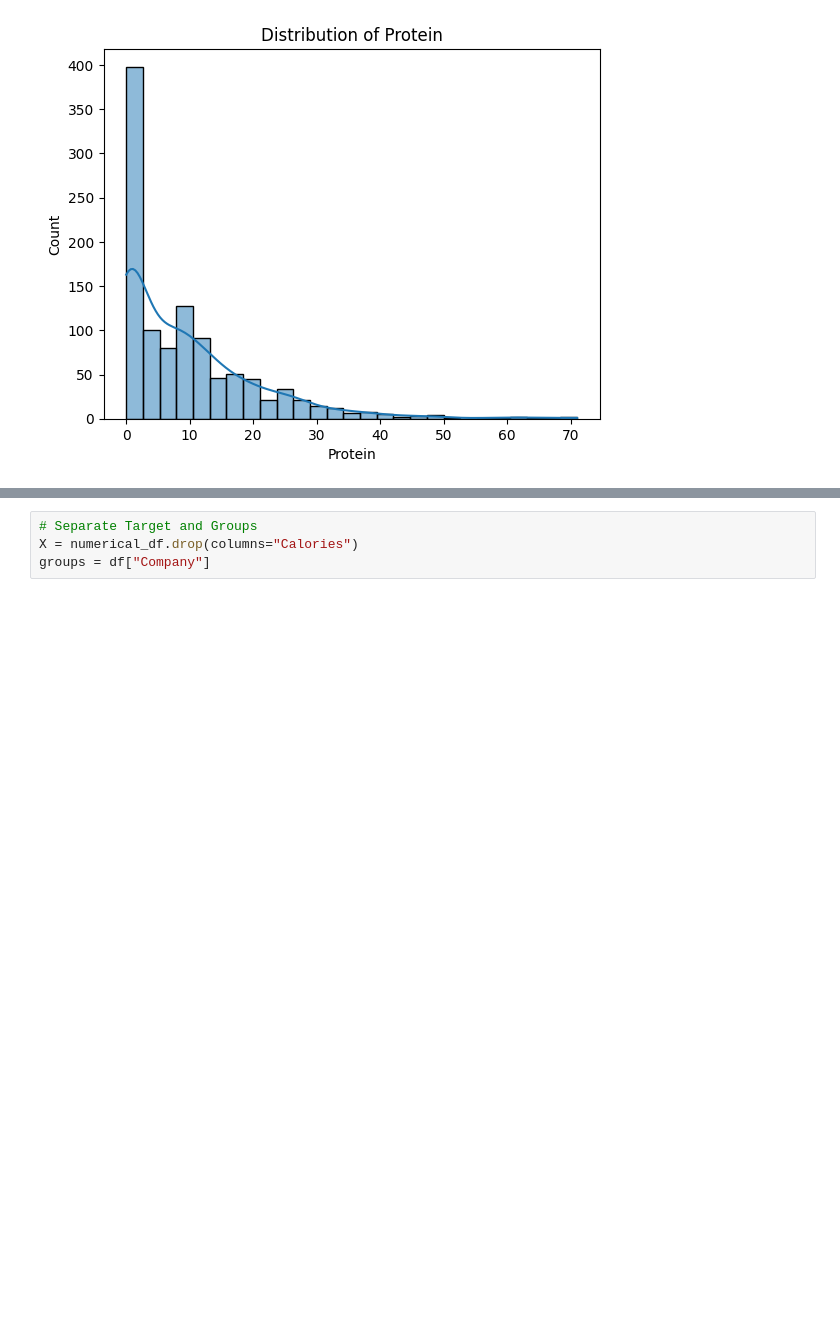
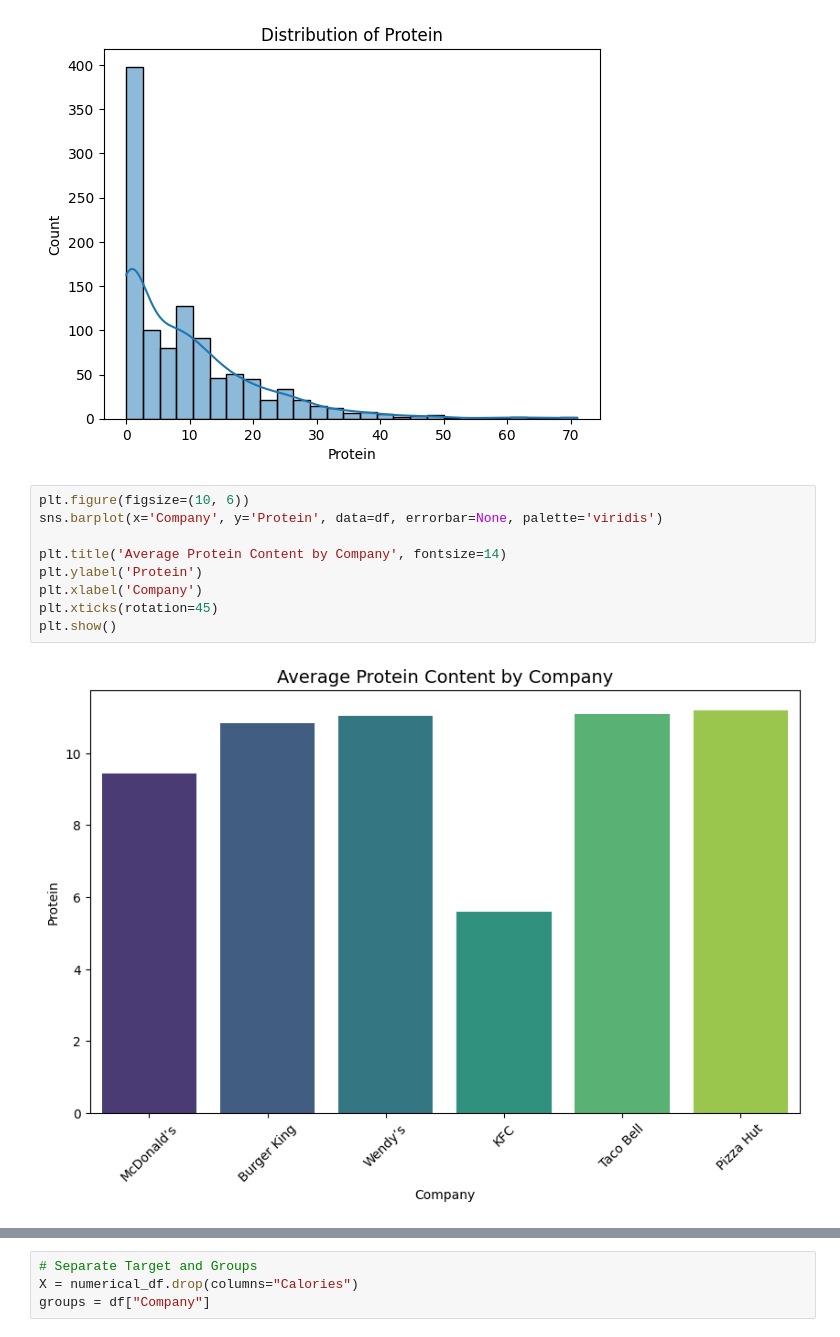
Before and after one commit to kemaldoguoktay/Multivariate-Analysis-of-Fast-Food-Nutrition-Profiles, a Jupyter notebook: 467_Project.ipynb, the cells around one changed output, grey strips where cells are left out. Drawn from its saved outputs; the diff is of its cells as text; blank space fills up the shorter version.

```diff
--- a/467_Project.ipynb
+++ b/467_Project.ipynb
@@ -293,3 +300,14 @@ for col in numerical_df.columns:
 [figure]
 [figure]
 [figure]
+# %%
+plt.figure(figsize=(10, 6))
+sns.barplot(x='Company', y='Protein', data=df, errorbar=None, palette='viridis')
+
+plt.title('Average Protein Content by Company', fontsize=14)
+plt.ylabel('Protein')
+plt.xlabel('Company')
+plt.xticks(rotation=45)
+plt.show()
+# %% [output]
+[figure, added]
```
Also changed, not shown: parts of 20 cells of this notebook.
